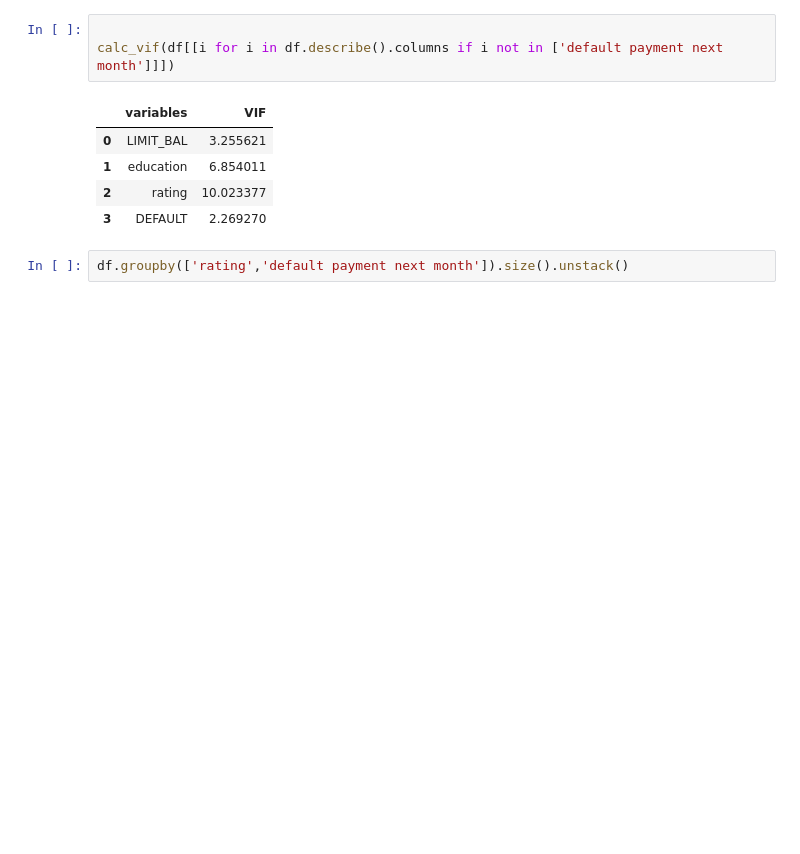
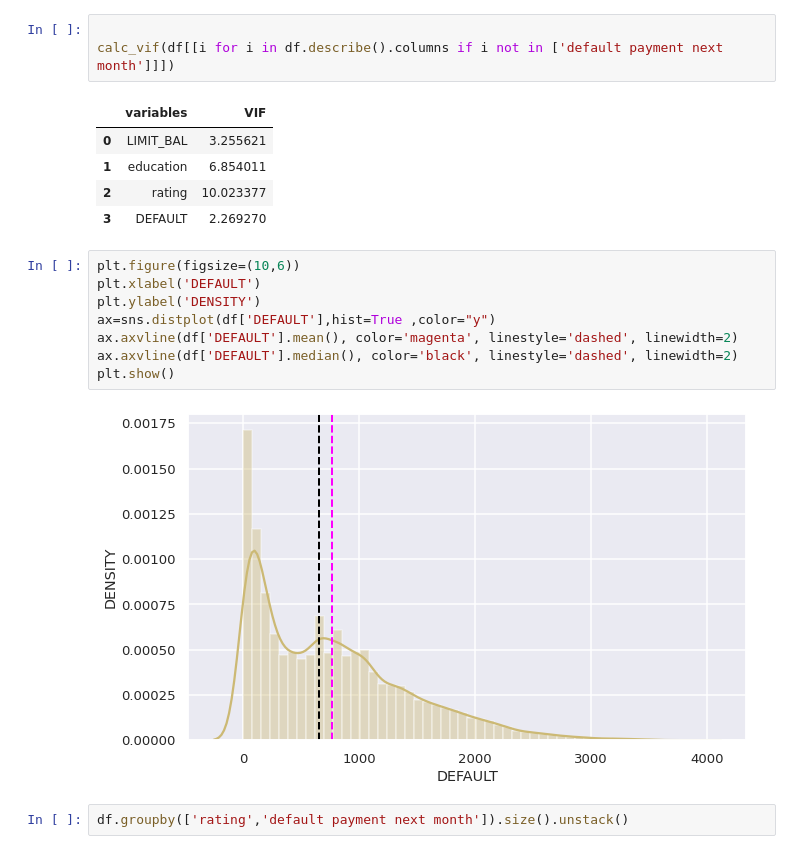
Before and after one commit to ajinkyajumde/CREDIT-CARD, a Jupyter notebook: Copy_of_Copy_of_Copy_of_Credit_Card_Default_Prediction_Capstone_Project.ipynb, the cells around one changed output. Cells and saved outputs as stored; diff of their text form; blank space fills up the shorter version.

```diff
--- a/Copy_of_Copy_of_Copy_of_Credit_Card_Default_Prediction_Capstone_Project.ipynb
+++ b/Copy_of_Copy_of_Copy_of_Credit_Card_Default_Prediction_Capstone_Project.ipynb
@@ -525,6 +525,16 @@ calc_vif(df[[i for i in df.describe().columns if i not in ['default payment next
 | 1 | education | 6.854011 |
 | 2 | rating | 10.023377 |
 | 3 | DEFAULT | 2.269270 |
+# %%
+plt.figure(figsize=(10,6))
+plt.xlabel('DEFAULT')
+plt.ylabel('DENSITY')
+ax=sns.distplot(df['DEFAULT'],hist=True ,color="y")
+ax.axvline(df['DEFAULT'].mean(), color='magenta', linestyle='dashed', linewidth=2)
+ax.axvline(df['DEFAULT'].median(), color='black', linestyle='dashed', linewidth=2)
+plt.show()
+# %% [output]
+[figure, added]
 # %%
 df.groupby(['rating','default payment next month']).size().unstack()
 # %% [output]
```
Also changed, not shown: parts of 27 cells of this notebook.
